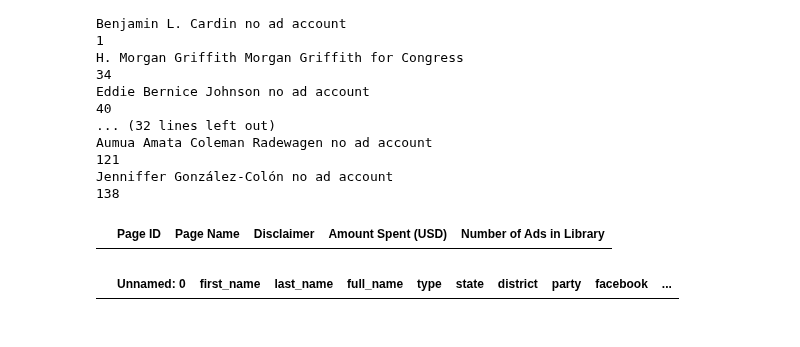
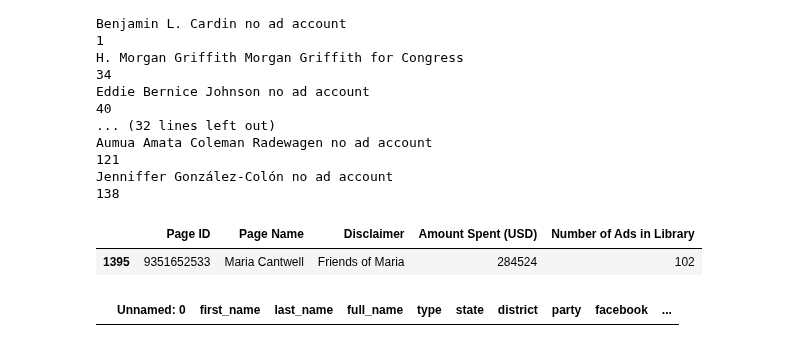
Before and after one commit to lrnz-asnprs/political-ad-api, a Jupyter notebook: notebooks/gustav_notebook.ipynb, the cells around one changed output. Saved outputs shown, nothing was run; the diff lists cells and outputs as text; code cells hidden in the pictures.

```diff
--- a/notebooks/gustav_notebook.ipynb
+++ b/notebooks/gustav_notebook.ipynb
@@ -363,10 +341,10 @@ Aumua Amata Coleman Radewagen no ad account
 Jenniffer González-Colón no ad account
 138
 # %%
-
-df_all_ad_pages[df_all_ad_pages['Page Name'].str.contains('González-Colón', na=False)].head(20)
+df_all_ad_pages[df_all_ad_pages['Page Name'].str.contains('Maria Cantwell', na=False)].head(20)
 # %% [output]
 |  | Page ID | Page Name | Disclaimer | Amount Spent (USD) | Number of Ads in Library |
+| 1395 | 9351652533 | Maria Cantwell | Friends of Maria | 284524 | 102 |
 # %%
 df_missing[df_missing.page_id.str.contains("no match", na=False)]
 # %% [output]
```
Also changed, not shown: parts of 19 cells of this notebook, 2 other files.
